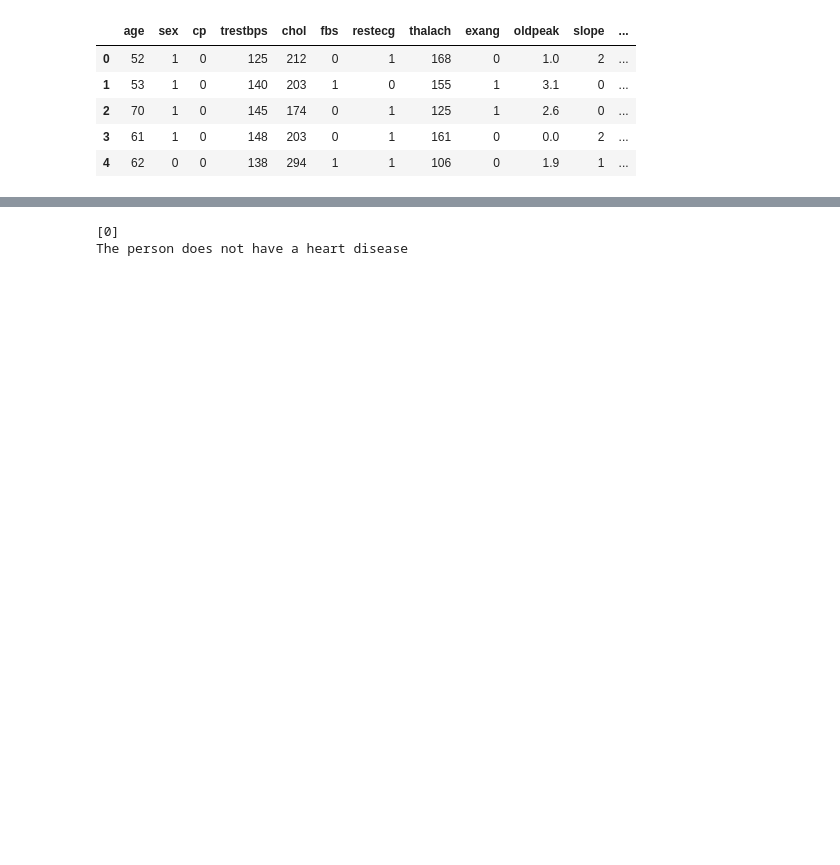
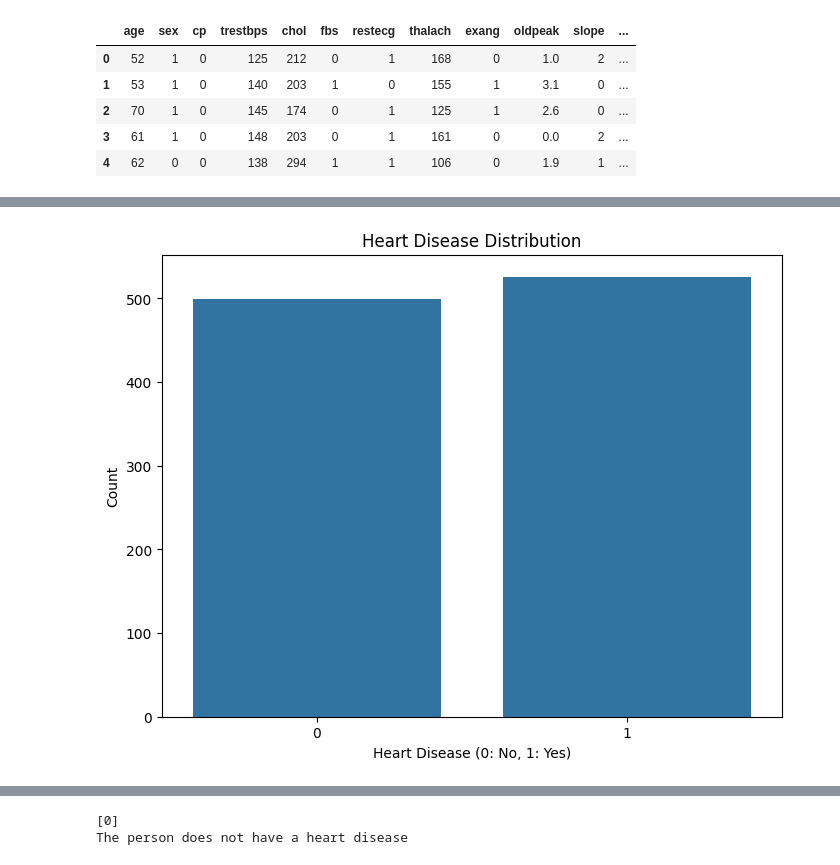
Before and after one commit to abhinav-1023/ML-Python-Practice, a Jupyter notebook: heartDisease.ipynb, the cells around one changed output, grey strips where cells are left out. Cells and saved outputs as stored; diff of their text form; code cells hidden in the pictures; blank space fills up the shorter version.

```diff
--- a/heartDisease.ipynb
+++ b/heartDisease.ipynb
@@ -10,5 +15,5 @@ from sklearn.metrics import accuracy_score
 # %%
-heart_dataSet=pd.read_csv('Heart Disease data.csv')
+heart_dataSet=pd.read_csv('/content/heart.csv')
 heart_dataSet.head(5)
 # %% [output]
 |  | age | sex | cp | trestbps | chol | fbs | restecg | thalach | exang | oldpeak | slope | ... |
@@ -36,0 +79,9 @@ heart_dataSet_Y=heart_dataSet['target']
+# %%
+plt.figure(figsize=(8, 6))
+sns.countplot(x='target', data=heart_dataSet)
+plt.title('Heart Disease Distribution')
+plt.xlabel('Heart Disease (0: No, 1: Yes)')
+plt.ylabel('Count')
+plt.show()
+# %% [output]
+[figure, added]
```
Also changed, not shown: parts of 19 cells of this notebook.
